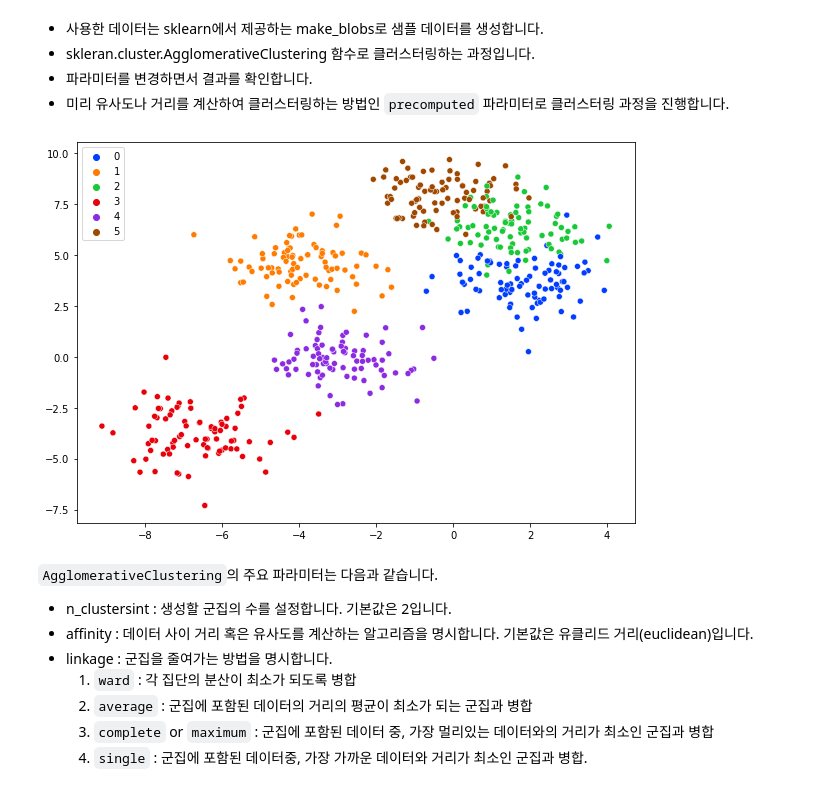
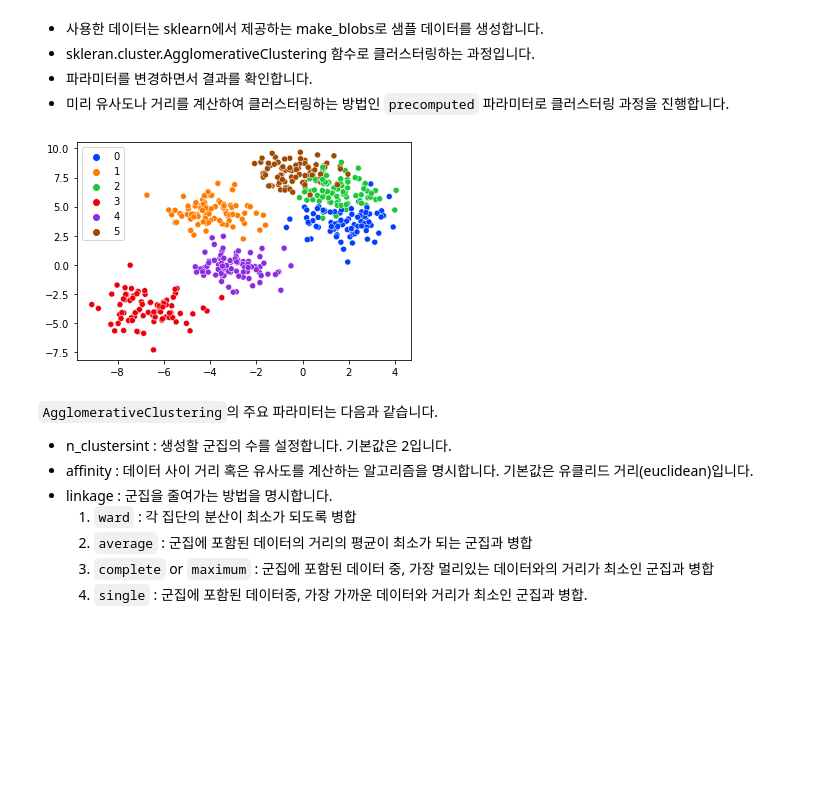
Before and after one commit to namepen/TIL, a Jupyter notebook: clustering/병합군집(Agglomerative Clustering).ipynb, the cells around one changed output. Drawn from its saved outputs; the diff is of its cells as text; code cells hidden in the pictures; blank space fills up the shorter version.

Commit message:
change plot size

```diff
--- a/clustering/병합군집(Agglomerative Clustering).ipynb
+++ b/clustering/병합군집(Agglomerative Clustering).ipynb
@@ -20,11 +20,11 @@ n_components = 6
 
 features, labels = make_blobs(n_samples=n_samples, centers=n_components, random_state=102)
 # %%
-plt.figure(figsize=(10, 7))
+plt.figure()# figsize=(10, 7)
 sns.scatterplot(x=features[:, 0], y=features[:, 1], hue=labels, palette='bright')
 plt.show()
 # %% [output]
-[figure, old version]
+[figure, new version]
 # %% [markdown]
 `AgglomerativeClustering`의 주요 파라미터는 다음과 같습니다.
 
```
Also changed, not shown: parts of 4 cells of this notebook.
